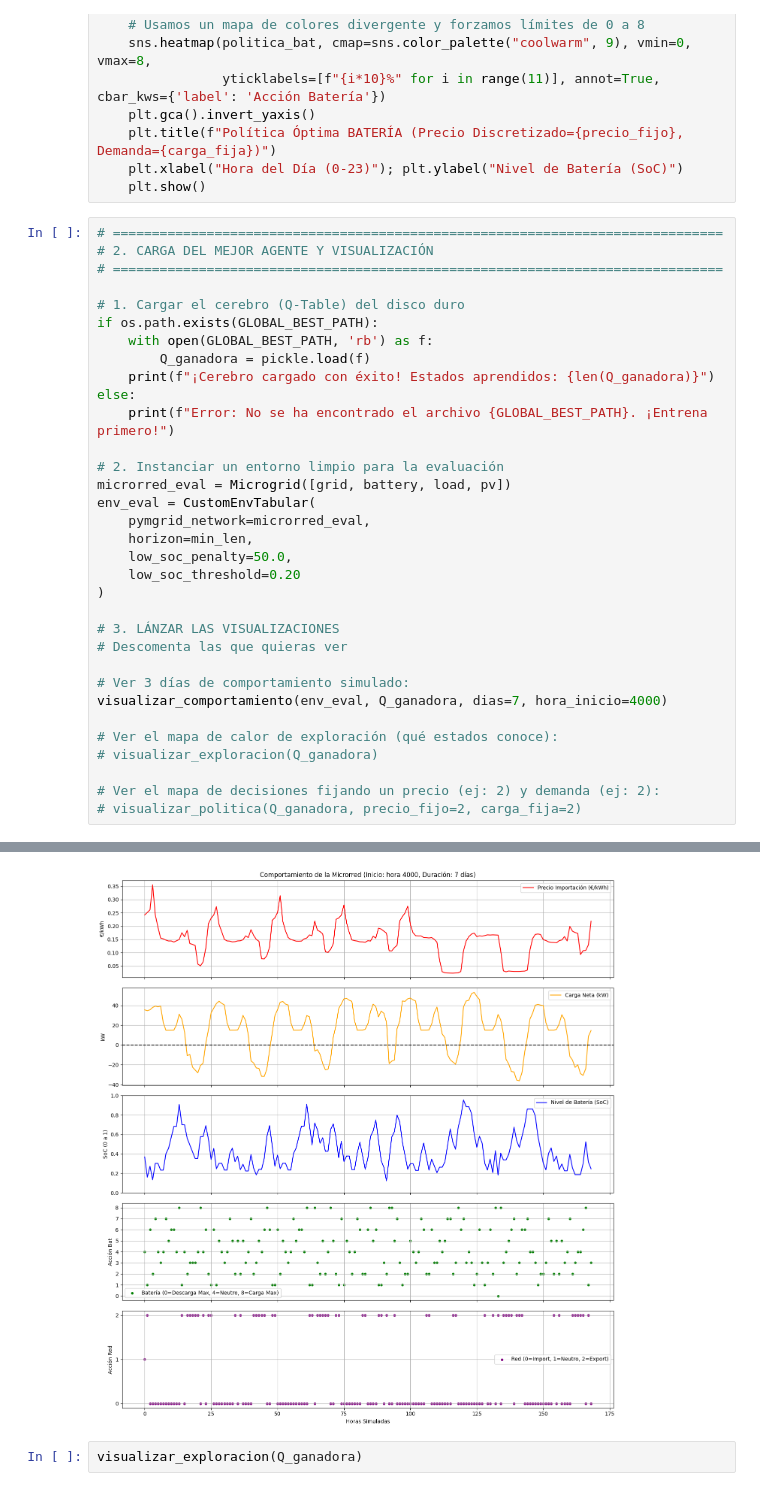
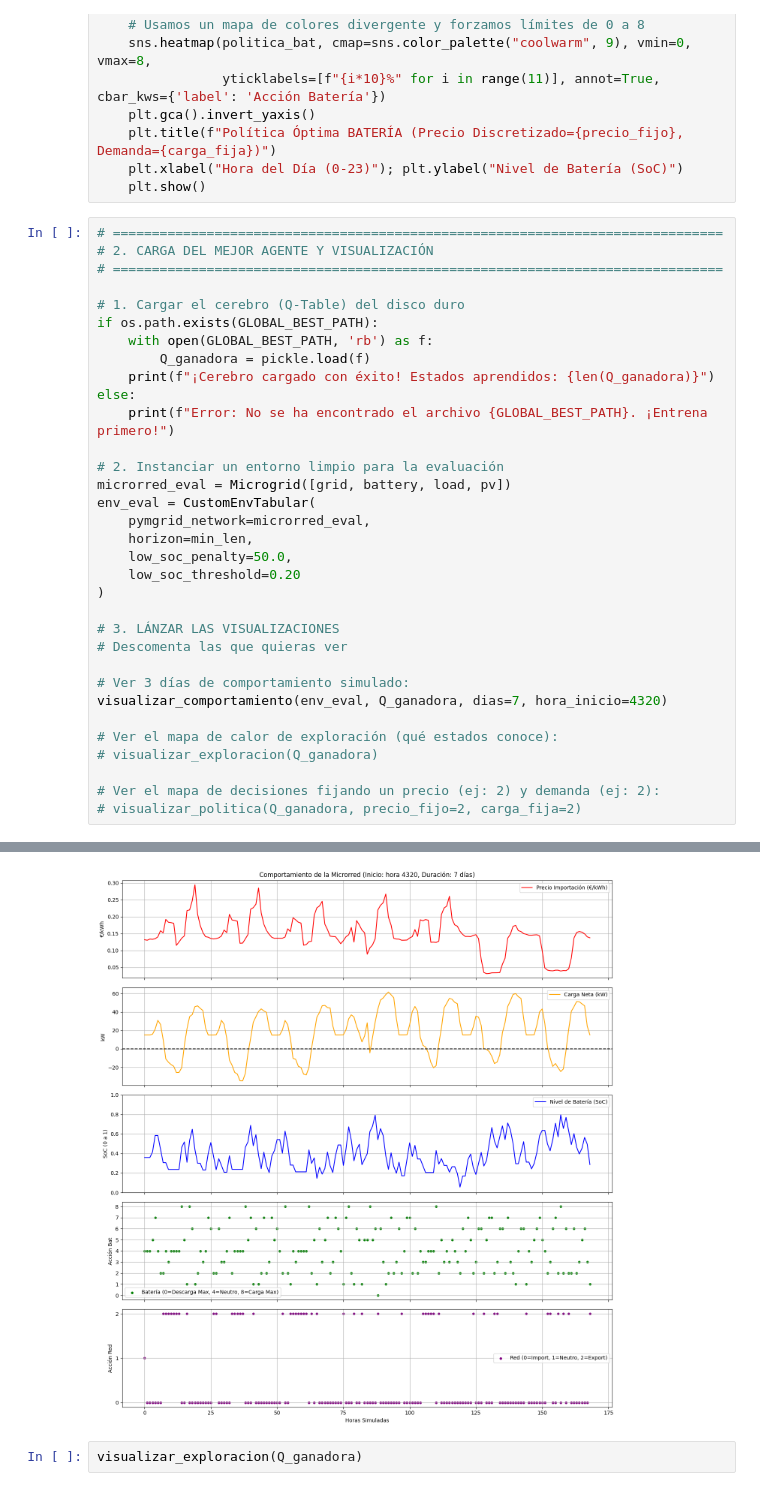
Before and after one commit to palvcam/Reto3_MicroRedes, a Jupyter notebook: OBJETIVO1/2_Q-learning/2_q-learning.ipynb, the cells around one changed output, grey strips where cells are left out. Cells and saved outputs as stored; diff of their text form.

```diff
--- a/OBJETIVO1/2_Q-learning/2_q-learning.ipynb
+++ b/OBJETIVO1/2_Q-learning/2_q-learning.ipynb
@@ -547,7 +546,7 @@ env_eval = CustomEnvTabular(
 # Descomenta las que quieras ver
 
 # Ver 3 días de comportamiento simulado:
-visualizar_comportamiento(env_eval, Q_ganadora, dias=7, hora_inicio=4000)
+visualizar_comportamiento(env_eval, Q_ganadora, dias=7, hora_inicio=4320)
 
 # Ver el mapa de calor de exploración (qué estados conoce):
 # visualizar_exploracion(Q_ganadora)
@@ -560,4 +559,4 @@ Avanzando simulación hasta la hora 4000...
-[figure, old version]
+[figure, new version]
 # %%
 visualizar_exploracion(Q_ganadora)
 # %% [output]
```
Also changed, not shown: parts of 5 cells of this notebook, 32 other files.
